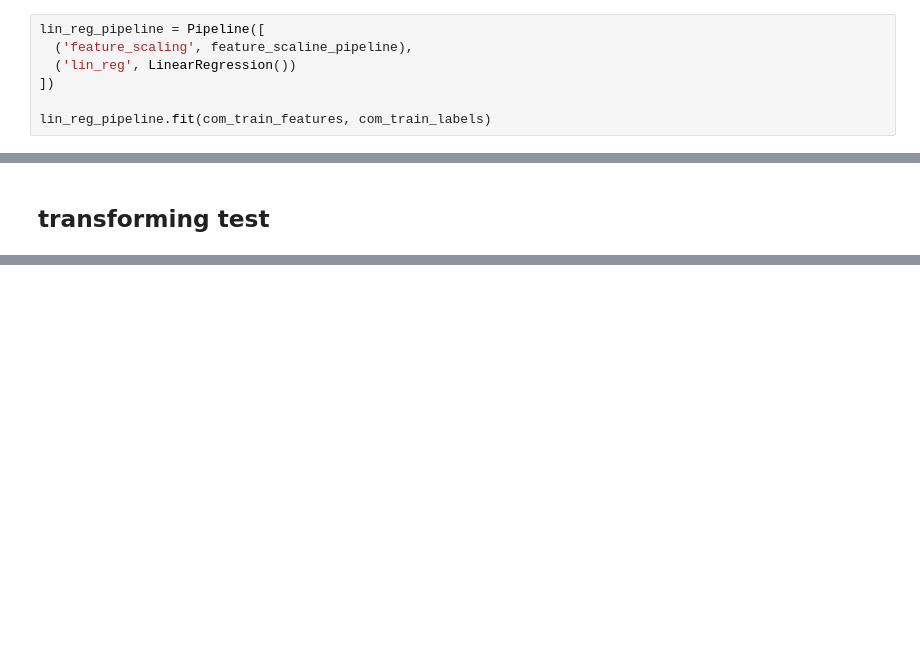
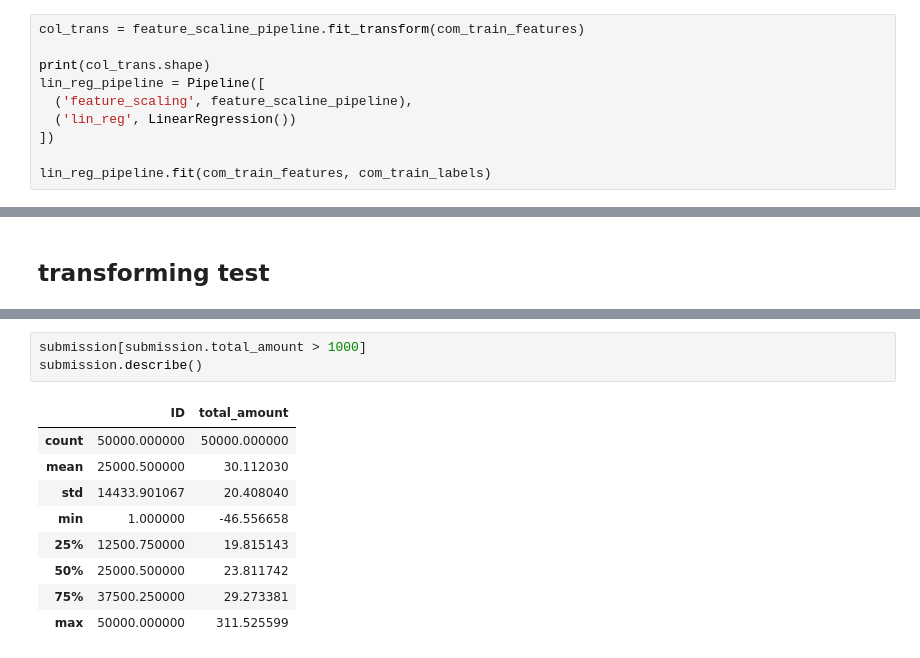
Before and after one commit to aniketkalra11/basic_kaggle_practice, a Jupyter notebook: texi_guru/texi_guru_v2.ipynb, the cells around one changed output, grey strips where cells are left out. Saved outputs shown, nothing was run; the diff lists cells and outputs as text; blank space fills up the shorter version.

```diff
--- a/texi_guru/texi_guru_v2.ipynb
+++ b/texi_guru/texi_guru_v2.ipynb
@@ -427,6 +445,9 @@ ColumnTransformer(remainder='passthrough',
 # %% [markdown]
 ### creating a linear regression model
 # %%
+col_trans = feature_scaline_pipeline.fit_transform(com_train_features)
+
+print(col_trans.shape)
 lin_reg_pipeline = Pipeline([
   ('feature_scaling', feature_scaline_pipeline),
   ('lin_reg', LinearRegression())
@@ -474,0 +779,13 @@ lin_reg_pipeline.score(x_test, y_test)
+# %%
+submission[submission.total_amount > 1000]
+submission.describe()
+# %% [output]
+|  | ID | total_amount |
+| count | 50000.000000 | 50000.000000 |
+| mean | 25000.500000 | 30.112030 |
+| std | 14433.901067 | 20.408040 |
+| min | 1.000000 | -46.556658 |
+| 25% | 12500.750000 | 19.815143 |
+| 50% | 25000.500000 | 23.811742 |
+| 75% | 37500.250000 | 29.273381 |
+| max | 50000.000000 | 311.525599 |
```
Also changed, not shown: parts of 41 cells of this notebook, 4 other files.
